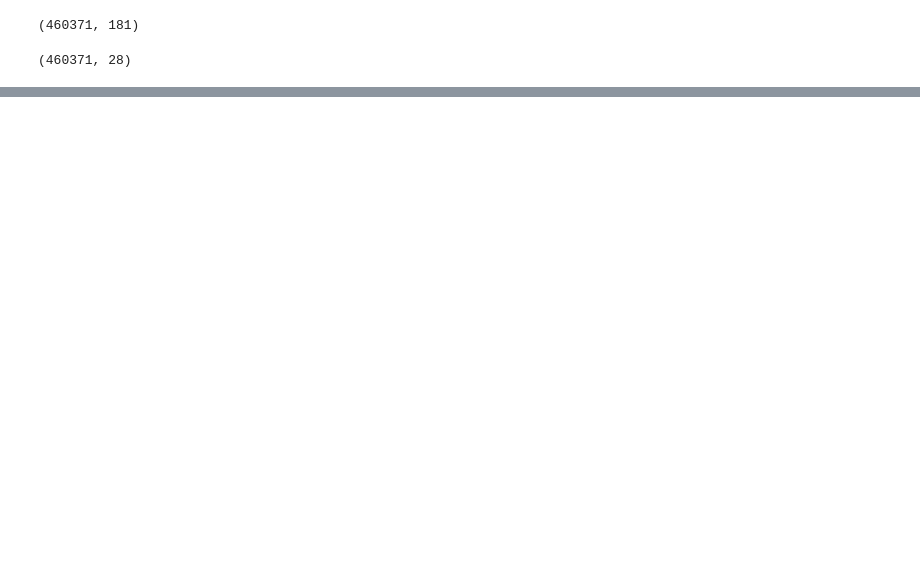
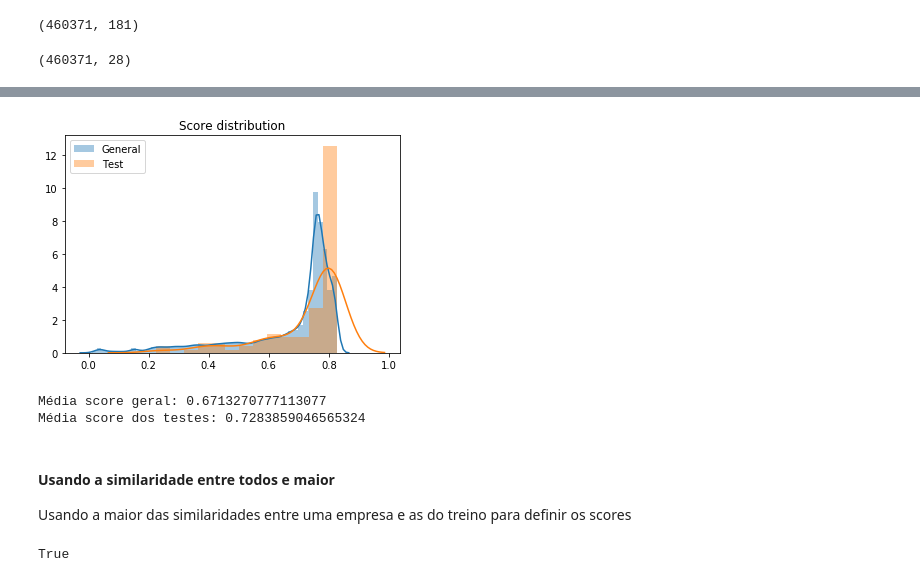
Before and after one commit to codenation-dev/squad-3-ad-data-science, a Jupyter notebook: analysis/testing_ranking_algorithm.ipynb, the cells around one changed output, grey strips where cells are left out. Drawn from its saved outputs; the diff is of its cells as text; code cells hidden in the pictures; blank space fills up the shorter version.

```diff
--- a/analysis/testing_ranking_algorithm.ipynb
+++ b/analysis/testing_ranking_algorithm.ipynb
@@ -201,0 +252,42 @@ sns.distplot(similarities)
+# %%
+# Tira os dados que serão usados como treino, ou seja, empresas para comparar as demais que já estão no portifólio
+data_no_train = data.loc[set(data.index) - set(train.index)]
+
+# Calcula similaridade entre os dados e o treino
+sim = cosine_similarity(data_no_train, train)
+# %%
+indexes = data_no_train.index
+columns = train.index
+
+similarities = pd.DataFrame(sim)
+similarities.columns = columns
+similarities.index = indexes
+score = similarities.mean(axis=1)
+
+sns.distplot(score, label='General').set_title('Score distribution')
+sns.distplot(score.loc[test.index], label='Test')
+plt.legend(labels=['General', 'Test'])
+plt.show()
+# %% [output]
+[figure, added]
+# %%
+# Score de cada empresa teste é média da similaridade dela com as de treino
+# e o score da métrica é média do score dos testes
+print(f'Média score geral: {score.mean()}')
+print(f'Média score dos testes: {score.loc[test.index].mean()}')
+
+info.append([
+    'Média da similaridade com todas',
+    score.mean(),
+    score.loc[test.index].mean(),
+    score.std(),
+    score.min(),
+    score.max()
+])
+# %% [output]
+Média score geral: 0.6713270777113077
+Média score dos testes: 0.7283859046565324
+# %% [markdown]
+#### Usando a similaridade entre todos e maior
+
+Usando a maior das similaridades entre uma empresa e as do treino para definir os scores
@@ -201,0 +300,4 @@ sns.distplot(similarities)
+# %%
+data.shape[0] == sum(sim.shape)
+# %% [output]
+True
```
Also changed, not shown: parts of 65 cells of this notebook.
